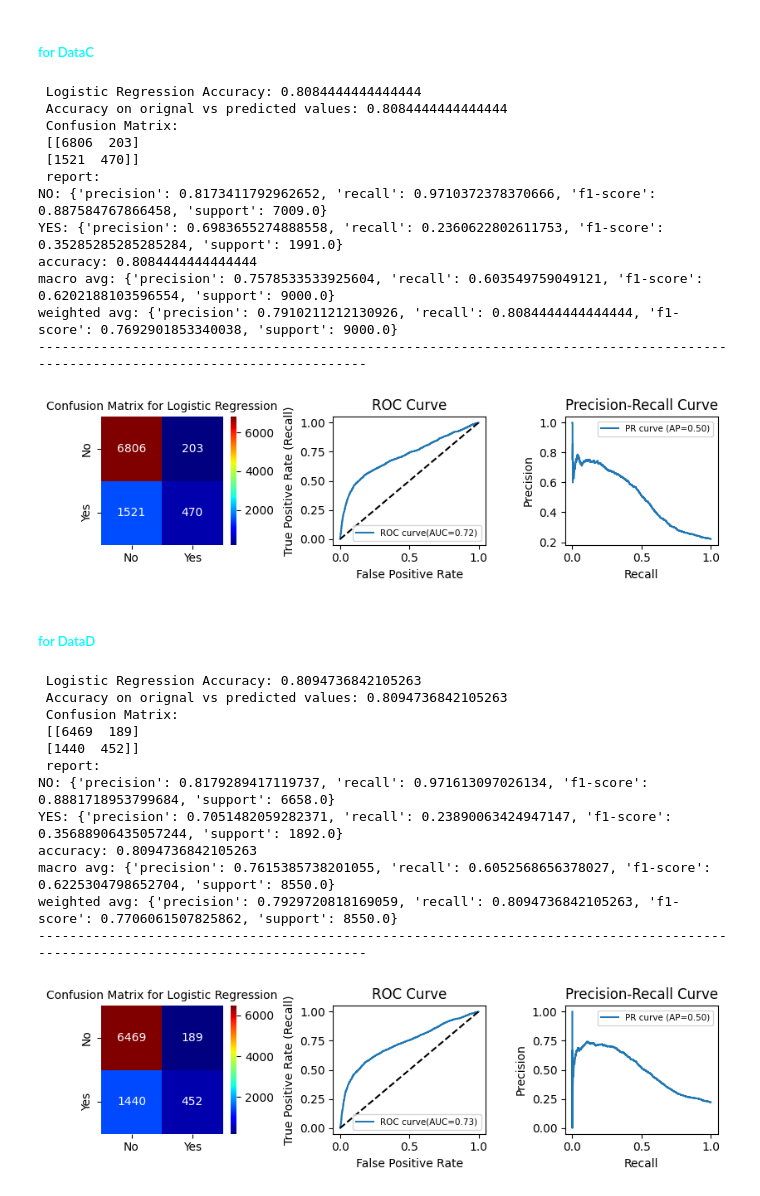
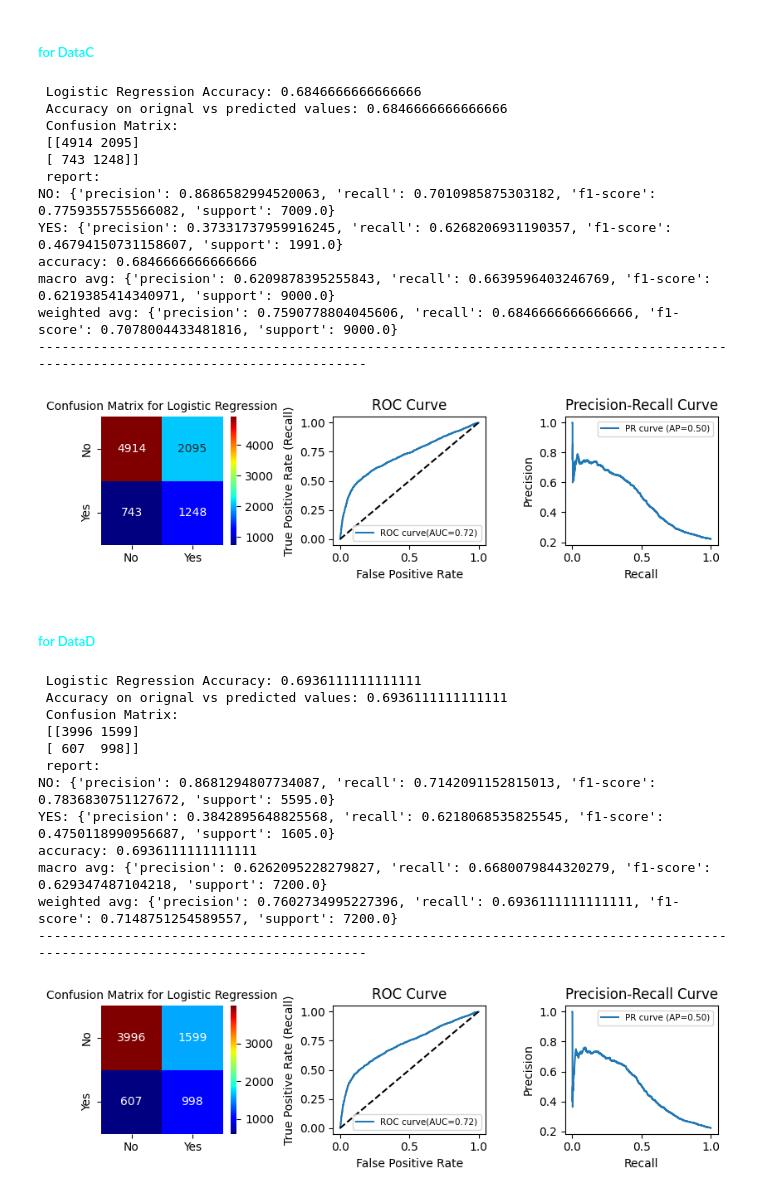
Before and after one commit to shashank-adsule/DA_Assignment_6, a Jupyter notebook: assignment6.ipynb, the cells around one changed output. Saved outputs shown, nothing was run; the diff lists cells and outputs as text; code cells hidden in the pictures.

```diff
--- a/assignment6.ipynb
+++ b/assignment6.ipynb
@@ -23,7 +22,7 @@ warnings.filterwarnings("ignore")
 # %%
 optimizer="lbfgs"
 epoch=[100,1000,5000][2]
-missing_ratio=[0.05,0.075,0.1,0.2][0]
+missing_ratio=[0.05,0.075,0.1,0.2][-1]
 
 Threshold=0.6
 
@@ -419,7 +418,7 @@ model_scores={"DataA":dict(),"DataB":dict(),"DataC":dict(),"DataD":dict()}
 <h5 style="color:cyan">for DataA</h5>
 # %%
 # model=LogisticRegression(solver=optimizer,max_iter=epoch,class_weight="balanced")
-model=LogisticRegression(solver=optimizer,max_iter=epoch)
+model=LogisticRegression(solver=optimizer,max_iter=epoch,class_weight="balanced")
 model.fit(Ax_train,Ay_train)
 
 # predection on x_test
@@ -489,7 +488,7 @@ Ay_prob=model.predict_proba(Ax_test)
 # %% [markdown]
 <h5 style="color:cyan">for DataB</h5>
 # %%
-model=LogisticRegression(solver=optimizer,max_iter=epoch)
+model=LogisticRegression(solver=optimizer,max_iter=epoch,class_weight="balanced")
 model.fit(Bx_train,By_train)
 
 # predection on x_test
@@ -554,7 +553,7 @@ weighted avg: {'precision': 0.7913717539761984, 'recall': 0.8086666666666666, 'f
 # %% [markdown]
 <h5 style="color:cyan">for DataC</h5>
 # %%
-model=LogisticRegression(solver=optimizer,max_iter=epoch)
+model=LogisticRegression(solver=optimizer,max_iter=epoch,class_weight="balanced")
 model.fit(Cx_train,Cy_train)
 
 # predection on x_test
@@ -603,23 +602,23 @@ plt.legend(fontsize=7.5)
 
 plt.tight_layout()
 # %% [output]
- Logistic Regression Accuracy: 0.8084444444444444
- Accuracy on orignal vs predicted values: 0.8084444444444444
+ Logistic Regression Accuracy: 0.6846666666666666
+ Accuracy on orignal vs predicted values: 0.6846666666666666
  Confusion Matrix:
- [[6806  203]
- [1521  470]]
+ [[4914 2095]
+ [ 743 1248]]
  report:
-NO: {'precision': 0.8173411792962652, 'recall': 0.9710372378370666, 'f1-score': 0.887584767866458, 'support': 7009.0}
-YES: {'precision': 0.6983655274888558, 'recall': 0.2360622802611753, 'f1-score': 0.35285285285285284, 'support': 1991.0}
-accuracy: 0.8084444444444444
-macro avg: {'precision': 0.7578533533925604, 'recall': 0.603549759049121, 'f1-score': 0.6202188103596554, 'support': 9000.0}
-weighted avg: {'precision': 0.7910211212130926, 'recall': 0.8084444444444444, 'f1-score': 0.7692901853340038, 'support': 9000.0}
+NO: {'precision': 0.8686582994520063, 'recall': 0.7010985875303182, 'f1-score': 0.7759355755566082, 'support': 7009.0}
+YES: {'precision': 0.37331737959916245, 'recall': 0.6268206931190357, 'f1-score': 0.46794150731158607, 'support': 1991.0}
+accuracy: 0.6846666666666666
+macro avg: {'precision': 0.6209878395255843, 'recall': 0.6639596403246769, 'f1-score': 0.6219385414340971, 'support': 9000.0}
+weighted avg: {'precision': 0.7590778804045606, 'recall': 0.6846666666666666, 'f1-score': 0.7078004433481816, 'support': 9000.0}
 ----------------------------------------------------------------------------------------------------------------------------------
-[figure, old version]
+[figure, new version]
 # %% [markdown]
 <h5 style="color:cyan">for DataD</h5>
 # %%
-model=LogisticRegression(solver=optimizer,max_iter=epoch)
+model=LogisticRegression(solver=optimizer,max_iter=epoch,class_weight="balanced")
 model.fit(Dx_train,Dy_train)
 
 # predection on x_test
@@ -644,43 +643,43 @@ plt.subplots_adjust(wspace=0.4)
 plt.subplot(1,3,1)
 sns.heatmap(confusion_matrix(Dy_test,Dy_pred),annot=True,fmt="d",cmap="jet",label=["No","Yes"],xticklabels=["No","Yes"], yticklabels=["No","Yes"])
 plt.title("Confusion Matrix for Logistic Regression",fontdict={"fontsize":10})
 
 fpr, tpr, thresholds = roc_curve(Dy_test, Dy_prob)
 roc_auc = auc(fpr, tpr)
 
 plt.subplot(1,3,2)
 plt.plot(fpr, tpr, label=f"ROC curve(AUC={roc_auc:.2f})")
 plt.plot([0,1], [0,1], 'k--')  # diagonal line (random model)
 plt.xlabel("False Positive Rate")
 plt.ylabel("True Positive Rate (Recall)")
 plt.title("ROC Curve")
 plt.legend(fontsize=7.5)
 
 precision, recall, thresholds = precision_recall_curve(Dy_test, Dy_prob)
 avg_pr = average_precision_score(Dy_test, Dy_prob)
 
 plt.subplot(1,3,3)
 plt.plot(recall, precision, label=f"PR curve (AP={avg_pr:.2f})")
 plt.xlabel("Recall")
 plt.ylabel("Precision")
 plt.title("Precision-Recall Curve")
 plt.legend(fontsize=7.5)
 
 plt.tight_layout()
 # %% [output]
- Logistic Regression Accuracy: 0.8094736842105263
- Accuracy on orignal vs predicted values: 0.8094736842105263
+ Logistic Regression Accuracy: 0.6936111111111111
+ Accuracy on orignal vs predicted values: 0.6936111111111111
  Confusion Matrix:
- [[6469  189]
- [1440  452]]
+ [[3996 1599]
+ [ 607  998]]
  report:
-NO: {'precision': 0.8179289417119737, 'recall': 0.971613097026134, 'f1-score': 0.8881718953799684, 'support': 6658.0}
-YES: {'precision': 0.7051482059282371, 'recall': 0.23890063424947147, 'f1-score': 0.35688906435057244, 'support': 1892.0}
-accuracy: 0.8094736842105263
-macro avg: {'precision': 0.7615385738201055, 'recall': 0.6052568656378027, 'f1-score': 0.6225304798652704, 'support': 8550.0}
-weighted avg: {'precision': 0.7929720818169059, 'recall': 0.8094736842105263, 'f1-score': 0.7706061507825862, 'support': 8550.0}
+NO: {'precision': 0.8681294807734087, 'recall': 0.7142091152815013, 'f1-score': 0.7836830751127672, 'support': 5595.0}
+YES: {'precision': 0.3842895648825568, 'recall': 0.6218068535825545, 'f1-score': 0.4750118990956687, 'support': 1605.0}
+accuracy: 0.6936111111111111
+macro avg: {'precision': 0.6262095228279827, 'recall': 0.6680079844320279, 'f1-score': 0.629347487104218, 'support': 7200.0}
+weighted avg: {'precision': 0.7602734995227396, 'recall': 0.6936111111111111, 'f1-score': 0.7148751254589557, 'support': 7200.0}
 ----------------------------------------------------------------------------------------------------------------------------------
-[figure, old version]
+[figure, new version]
 # %%
 for name,score in model_scores.items():
     print(name)
```
Also changed, not shown: parts of 15 cells of this notebook, 3 other files.
